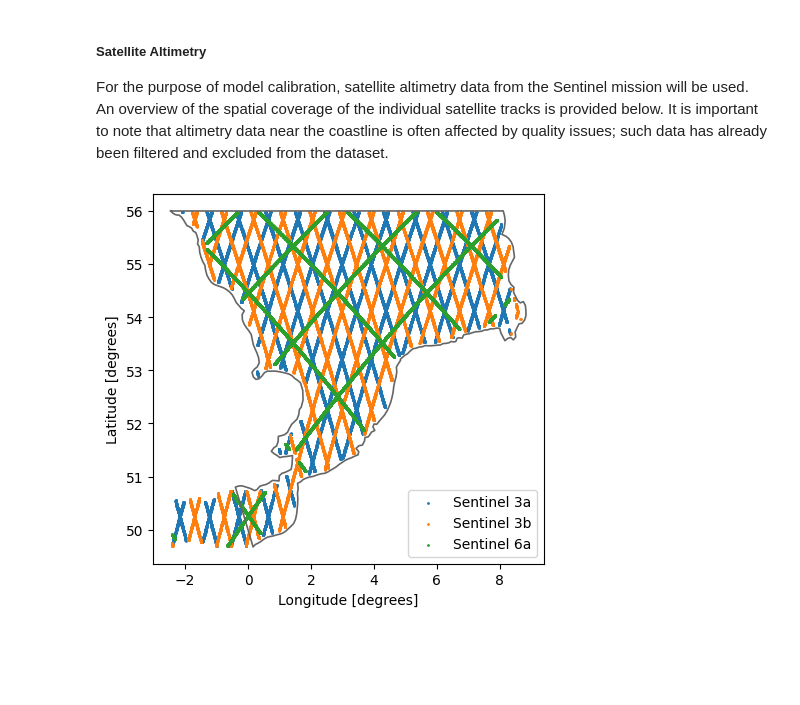
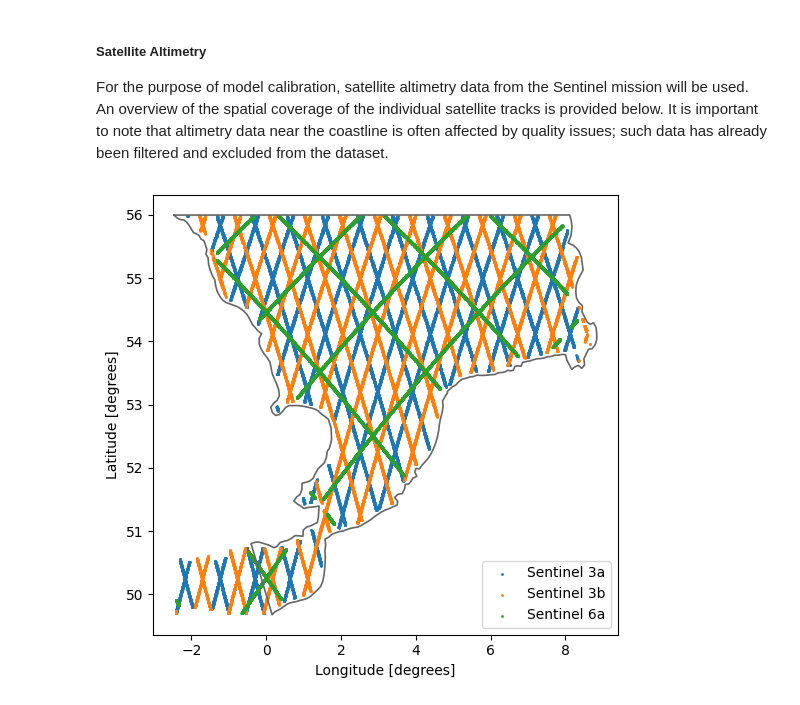
Before and after one commit to DHI/sns_autocalibration, a Jupyter notebook: notebooks/1-overview.ipynb, the cells around one changed output. Drawn from its saved outputs; the diff is of its cells as text; code cells hidden in the pictures; blank space fills up the shorter version.

```diff
--- a/notebooks/1-overview.ipynb
+++ b/notebooks/1-overview.ipynb
@@ -55,13 +55,13 @@ plot_zones(manning.manning, savepath="../images/sns_manning_zones.png")
 ##### Satellite Altimetry
 For the purpose of model calibration, satellite altimetry data from the Sentinel mission will be used. An overview of the spatial coverage of the individual satellite tracks is provided below. It is important to note that altimetry data near the coastline is often affected by quality issues; such data has already been filtered and excluded from the dataset.
 # %%
-fig, ax = plt.subplots()
+fig, ax = plt.subplots(figsize=(6,8))
 bathymetry.plot(ax = ax, plot_type="outline_only")
 
 for obs, name in zip(observations, satellite_names):
     ax.scatter(obs.longitude.values, obs.latitude.values, label = name, s = 1)
 
 plt.legend()
-fig.savefig("../images/sns_observations.png", dpi=300, bbox_inches="tight")
+fig.savefig("../images/sns_observations.png", dpi=100, bbox_inches="tight")
 # %% [output]
-[figure, old version]
+[figure, new version]
```
Also changed, not shown: parts of 1 cell of this notebook, 3 other files.
